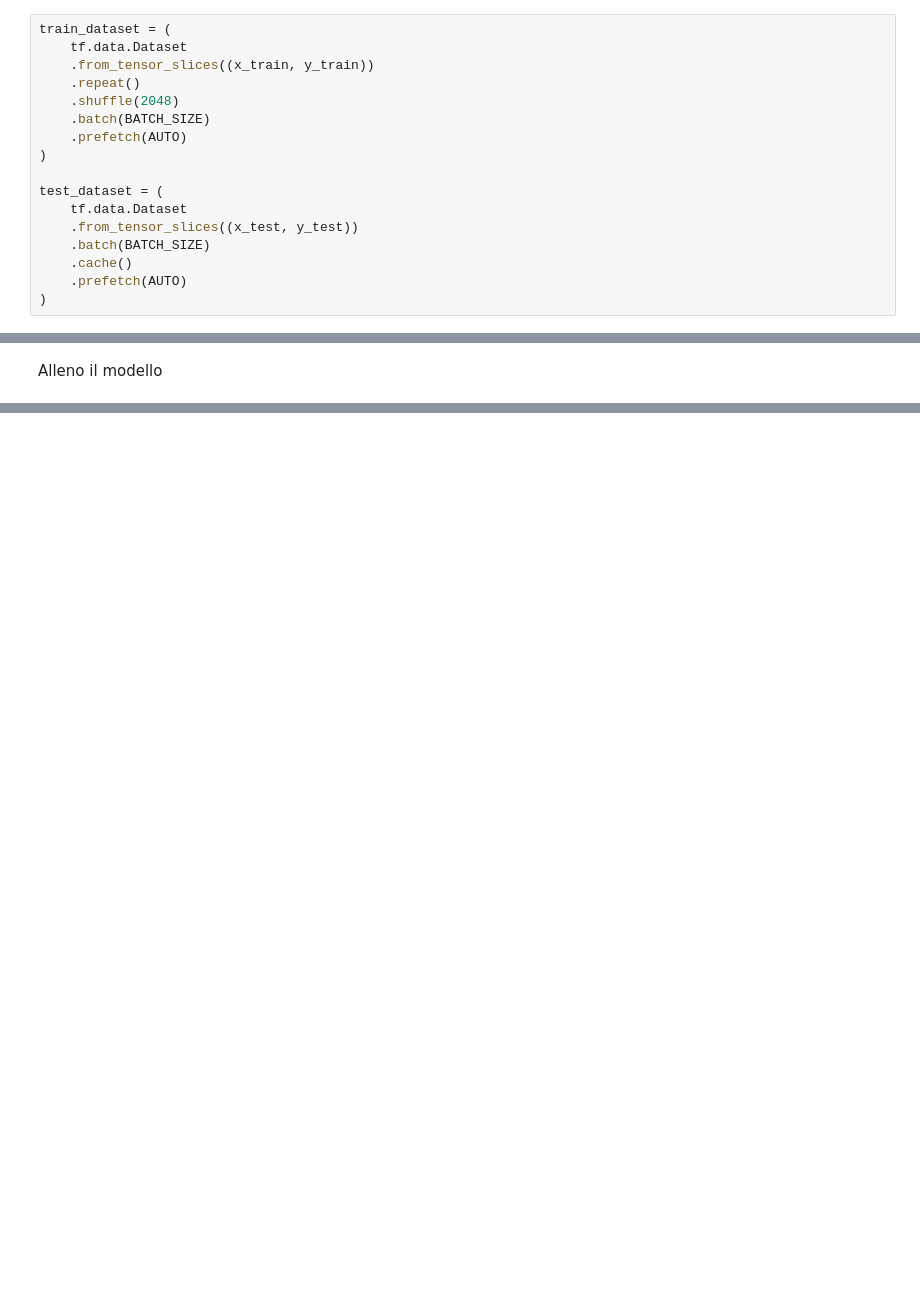
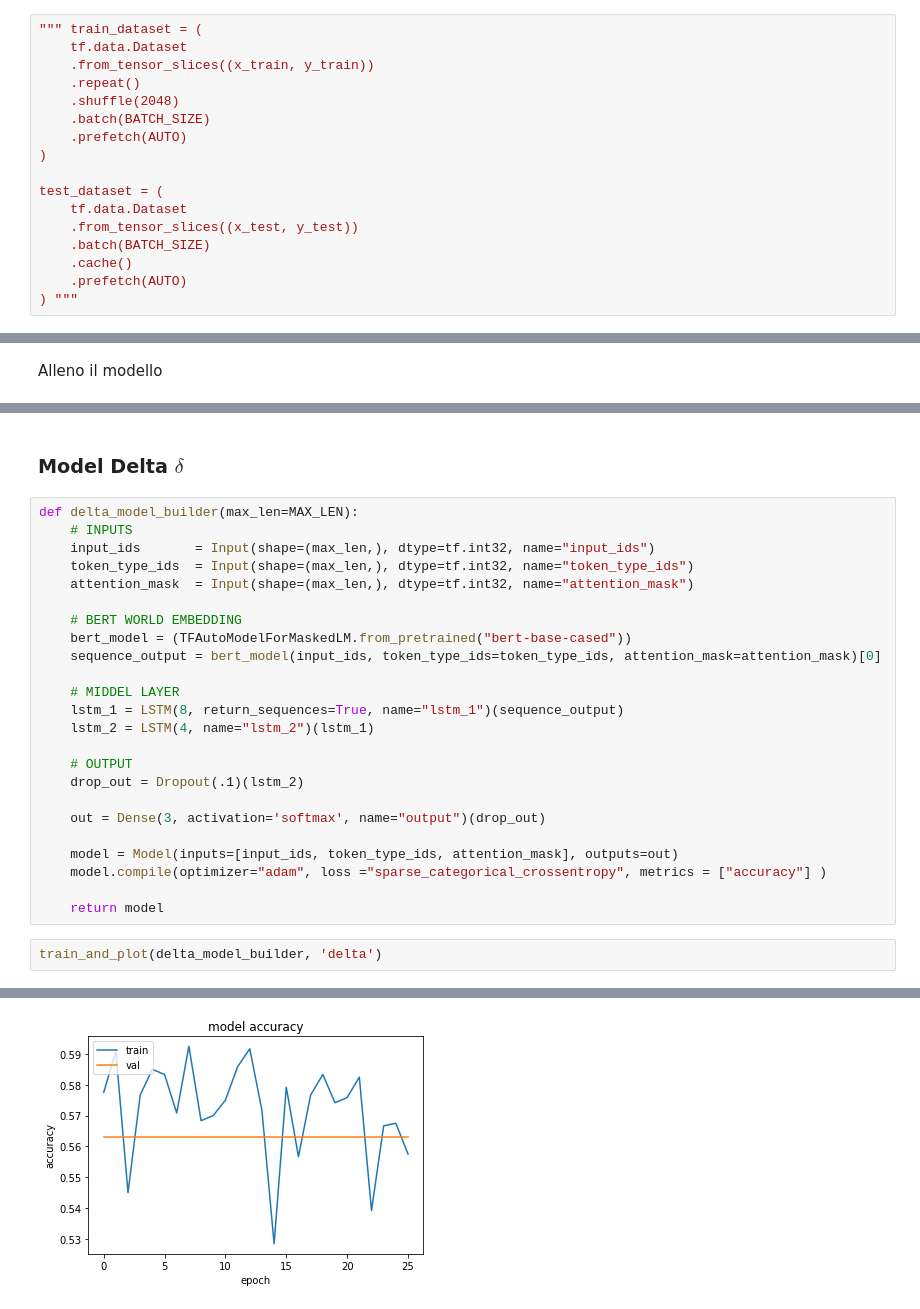
Before and after one commit to Typing-Monkeys/BRUN0-Net, a Jupyter notebook: training/Brun0-Net.ipynb, the cells around one changed output, grey strips where cells are left out. Saved outputs shown, nothing was run; the diff lists cells and outputs as text; blank space fills up the shorter version.

```diff
--- a/training/Brun0-Net.ipynb
+++ b/training/Brun0-Net.ipynb
@@ -365,7 +365,7 @@ y_test = y_test.values
 # %% [markdown]
 Vado a creare i dataset finali di training e validation tramite le API di tensorflow
 # %%
-train_dataset = (
+""" train_dataset = (
     tf.data.Dataset
     .from_tensor_slices((x_train, y_train))
     .repeat()
@@ -380,4 +380,4 @@ test_dataset = (
     .batch(BATCH_SIZE)
     .cache()
     .prefetch(AUTO)
-)
+) """
@@ -506,0 +654,29 @@ KeyboardInterrupt:
+# %% [markdown]
+### Model Delta $\delta$
+# %%
+def delta_model_builder(max_len=MAX_LEN):
+    # INPUTS
+    input_ids       = Input(shape=(max_len,), dtype=tf.int32, name="input_ids")
+    token_type_ids  = Input(shape=(max_len,), dtype=tf.int32, name="token_type_ids")
+    attention_mask  = Input(shape=(max_len,), dtype=tf.int32, name="attention_mask")
+
+    # BERT WORLD EMBEDDING
+    bert_model = (TFAutoModelForMaskedLM.from_pretrained("bert-base-cased"))
+    sequence_output = bert_model(input_ids, token_type_ids=token_type_ids, attention_mask=attention_mask)[0]
+
+    # MIDDEL LAYER
+    lstm_1 = LSTM(8, return_sequences=True, name="lstm_1")(sequence_output)
+    lstm_2 = LSTM(4, name="lstm_2")(lstm_1)
+
+    # OUTPUT
+    drop_out = Dropout(.1)(lstm_2)
+
+    out = Dense(3, activation='softmax', name="output")(drop_out)
+
+    model = Model(inputs=[input_ids, token_type_ids, attention_mask], outputs=out)
+    model.compile(optimizer="adam", loss ="sparse_categorical_crossentropy", metrics = ["accuracy"] )
+
+    return model
+# %%
+train_and_plot(delta_model_builder, 'delta')
+# %% [output]
@@ -506,0 +736 @@ KeyboardInterrupt:
+[figure, added]
```
Also changed, not shown: parts of 23 cells of this notebook, 10 other files.
